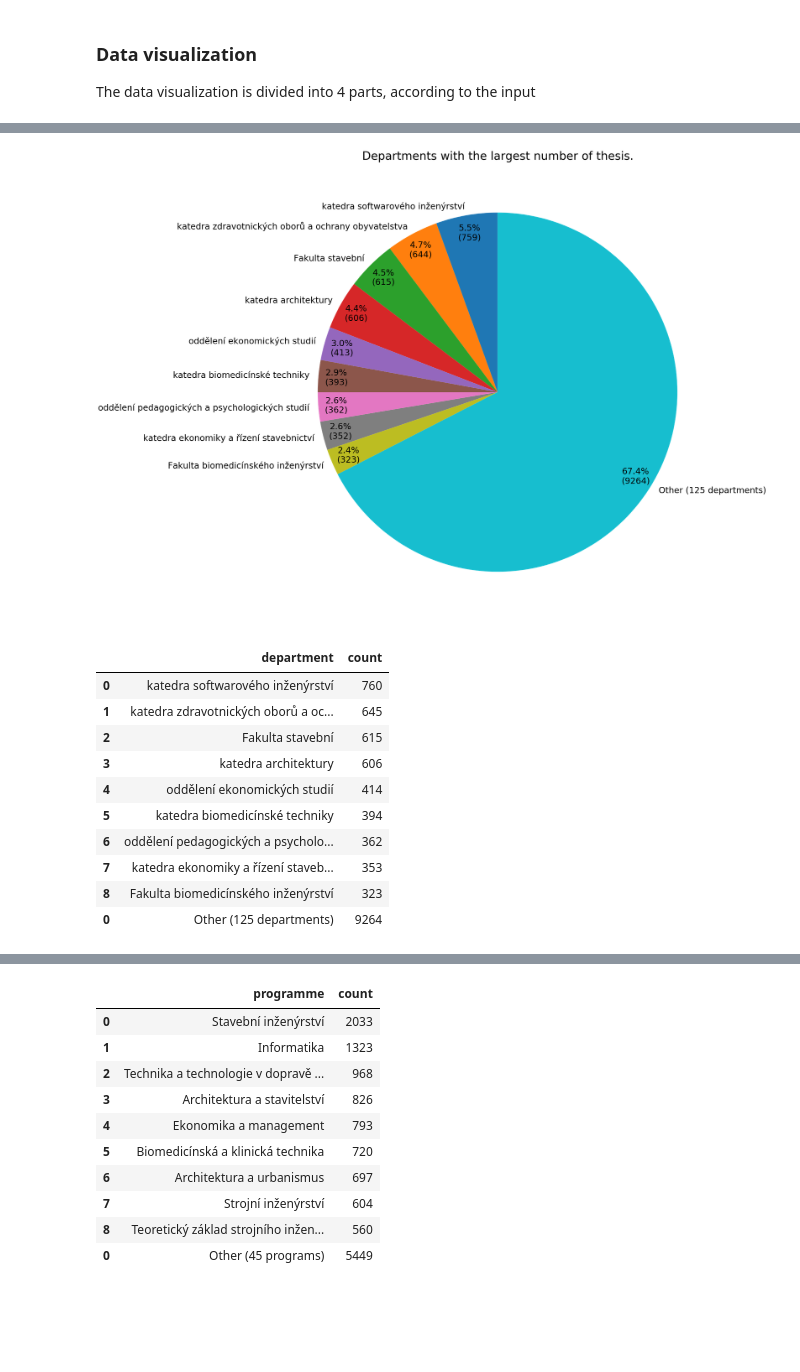
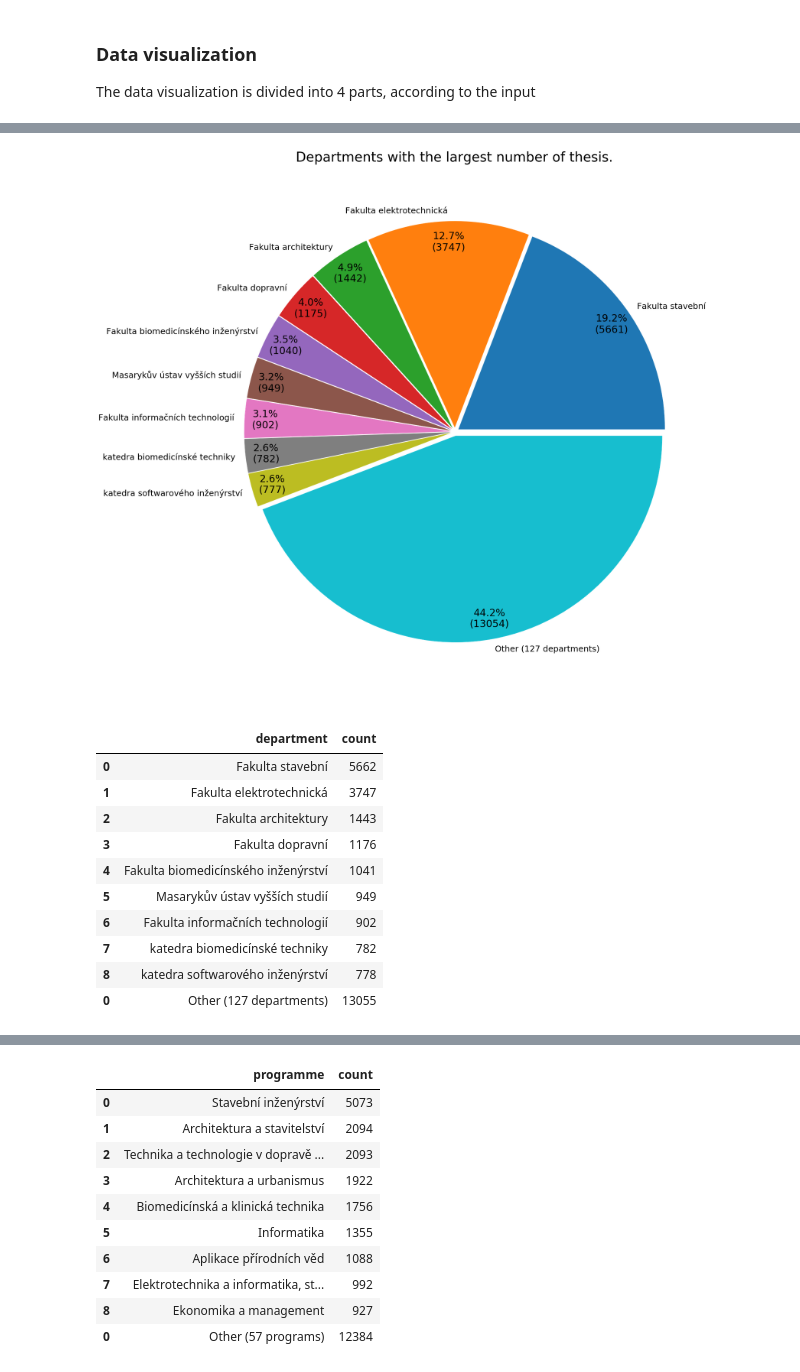
Before and after one commit to martilad/MI-PDD2018_tasks, a Jupyter notebook: 01/homework_01_B181.ipynb, the cells around one changed output, grey strips where cells are left out. Drawn from its saved outputs; the diff is of its cells as text; code cells hidden in the pictures; blank space fills up the shorter version.

Commit message:
Complete solution with full downloaded data.

```diff
--- a/01/homework_01_B181.ipynb
+++ b/01/homework_01_B181.ipynb
@@ -261,7 +261,7 @@ import sklearn as skit
 import seaborn as sns
 from IPython.display import display, Markdown, Latex
 
-RAW_DATA = pd.read_csv('test4.csv', index_col=0).reset_index(drop=True)
+RAW_DATA = pd.read_csv('works.csv', index_col=0).reset_index(drop=True)
 RAW_DATA['acceptedDate'] =  pd.to_datetime(RAW_DATA['acceptedDate'], format='%Y-%m-%d')
 RAW_DATA['issued'] =  pd.to_datetime(RAW_DATA['issued'], format='%Y-%m-%d')
 RAW_DATA['type'] = RAW_DATA['type'].str.replace('bakalářská práce','bachelor thesis')
@@ -373,19 +382,21 @@ def func(pct, allvals):
     absolute = int(pct/100.*np.sum(allvals))
     return "{:.1f}%\n({:d})".format(pct, absolute)
 
-def pieChart(sizes, labels, title):
+def pieChart(sizes, labels, title, rotation):
 
     plt.rc('axes',labelsize=20, titlesize=30)
     fig1, ax1 = plt.subplots(figsize=(25,30))
-    ax1.pie(sizes, labels=labels, autopct=lambda pct: func(pct, sizes),
-        startangle=90, textprops={'fontsize': 30}, pctdistance=0.9, labeldistance=1.05)
+    patches, texts, autotexts = ax1.pie(sizes, labels=labels, autopct=lambda pct: func(pct, sizes),
+        startangle=rotation, textprops={'fontsize': 30}, pctdistance=0.9, labeldistance=1.05, explode=len(sizes)*[0.02])
+    for i in texts:
+        i.set_fontsize(25)
     ax1.axis('equal')  # Equal aspect ratio ensures that pie is drawn as a circle.
     ax1.set_title(title, size = 40)
 
     plt.show()
 
 
-def pieChartFromDataFrame(dataFrame, groupBy, otherName, numberOfPieces, title):
+def pieChartFromDataFrame(dataFrame, groupBy, otherName, numberOfPieces, title, rotation=0):
     dataFrame = pd.DataFrame({'count' : dataCVUT.groupby([groupBy]).size().sort_values(ascending=False)}).reset_index()
     tmp = dataFrame.loc[numberOfPieces:,:].sum()
     tmp[groupBy] = "Other (" + str(dataFrame.loc[:,:].count()['count']) + " " + otherName + ")"
@@ -396,43 +407,43 @@ def pieChartFromDataFrame(dataFrame, groupBy, otherName, numberOfPieces, title):
 
     explode = [0] * len(labels)
 
-    pieChart(sizes, labels,title )
+    pieChart(sizes, labels,title, rotation )
     display(dataFrame)
 
 
 pieChartFromDataFrame(dataCVUT, 'department', "departments", 8,
                       "Departments with the largest number of thesis.")
 
 
 pieChartFromDataFrame(dataCVUT, 'programme', "programs", 8,
                       "Study programme with the largest number of thesis.")
 
 numberOfPieces = 10
 display(Markdown("#### Supervisors programme with the largest number of thesis."))
 
 dataFrame = pd.DataFrame({'count' : dataCVUT.groupby(['supervisor']).size().sort_values(ascending=False)}).reset_index()
 tmp = dataFrame.loc[numberOfPieces:,:].sum()
 tmp['supervisor'] = "Other (" + str(dataFrame.loc[:,:].count()['count']) + " " + 'supervisors' + ")"
 dataFrame = pd.concat([dataFrame.loc[:numberOfPieces,:],pd.DataFrame(tmp).transpose()], sort=False)
 dataFrame['percent'] = (dataFrame['count'] / dataFrame['count'].sum())*100.
 display(dataFrame)
 display(Markdown("#### Reviewers with the largest number of thesis."))
 dataFrame = pd.DataFrame({'count' : dataCVUT.groupby(['rewiever']).size().sort_values(ascending=False)}).reset_index()
 tmp = dataFrame.loc[numberOfPieces:,:].sum()
 tmp['rewiever'] = "Other (" + str(dataFrame.loc[:,:].count()['count']) + " " + 'reviewers' + ")"
 dataFrame = pd.concat([dataFrame.loc[:numberOfPieces,:],pd.DataFrame(tmp).transpose()], sort=False)
 dataFrame['percent'] = (dataFrame['count'] / dataFrame['count'].sum())*100.
 display(dataFrame)
 # %% [output]
-[figure, old version]
+[figure, new version]
 |  | department | count |
-| 0 | katedra softwarového inženýrství | 760 |
-| 1 | katedra zdravotnických oborů a oc... | 645 |
-| 2 | Fakulta stavební | 615 |
-| 3 | katedra architektury | 606 |
-| 4 | oddělení ekonomických studií | 414 |
-| 5 | katedra biomedicínské techniky | 394 |
-| 6 | oddělení pedagogických a psycholo... | 362 |
-| 7 | katedra ekonomiky a řízení staveb... | 353 |
-| 8 | Fakulta biomedicínského inženýrství | 323 |
-| 0 | Other (125 departments) | 9264 |
+| 0 | Fakulta stavební | 5662 |
+| 1 | Fakulta elektrotechnická | 3747 |
+| 2 | Fakulta architektury | 1443 |
+| 3 | Fakulta dopravní | 1176 |
+| 4 | Fakulta biomedicínského inženýrství | 1041 |
+| 5 | Masarykův ústav vyšších studií | 949 |
+| 6 | Fakulta informačních technologií | 902 |
+| 7 | katedra biomedicínské techniky | 782 |
+| 8 | katedra softwarového inženýrství | 778 |
+| 0 | Other (127 departments) | 13055 |
@@ -440,13 +451,13 @@ display(dataFrame)
 |  | programme | count |
-| 0 | Stavební inženýrství | 2033 |
-| 1 | Informatika | 1323 |
-| 2 | Technika a technologie v dopravě ... | 968 |
-| 3 | Architektura a stavitelství | 826 |
-| 4 | Ekonomika a management | 793 |
-| 5 | Biomedicínská a klinická technika | 720 |
-| 6 | Architektura a urbanismus | 697 |
-| 7 | Strojní inženýrství | 604 |
-| 8 | Teoretický základ strojního inžen... | 560 |
-| 0 | Other (45 programs) | 5449 |
+| 0 | Stavební inženýrství | 5073 |
+| 1 | Architektura a stavitelství | 2094 |
+| 2 | Technika a technologie v dopravě ... | 2093 |
+| 3 | Architektura a urbanismus | 1922 |
+| 4 | Biomedicínská a klinická technika | 1756 |
+| 5 | Informatika | 1355 |
+| 6 | Aplikace přírodních věd | 1088 |
+| 7 | Elektrotechnika a informatika, st... | 992 |
+| 8 | Ekonomika a management | 927 |
+| 0 | Other (57 programs) | 12384 |
 #### Supervisors programme with the largest number of thesis.
 |  | supervisor | count | percent |
```
Also changed, not shown: parts of 5 cells of this notebook.
